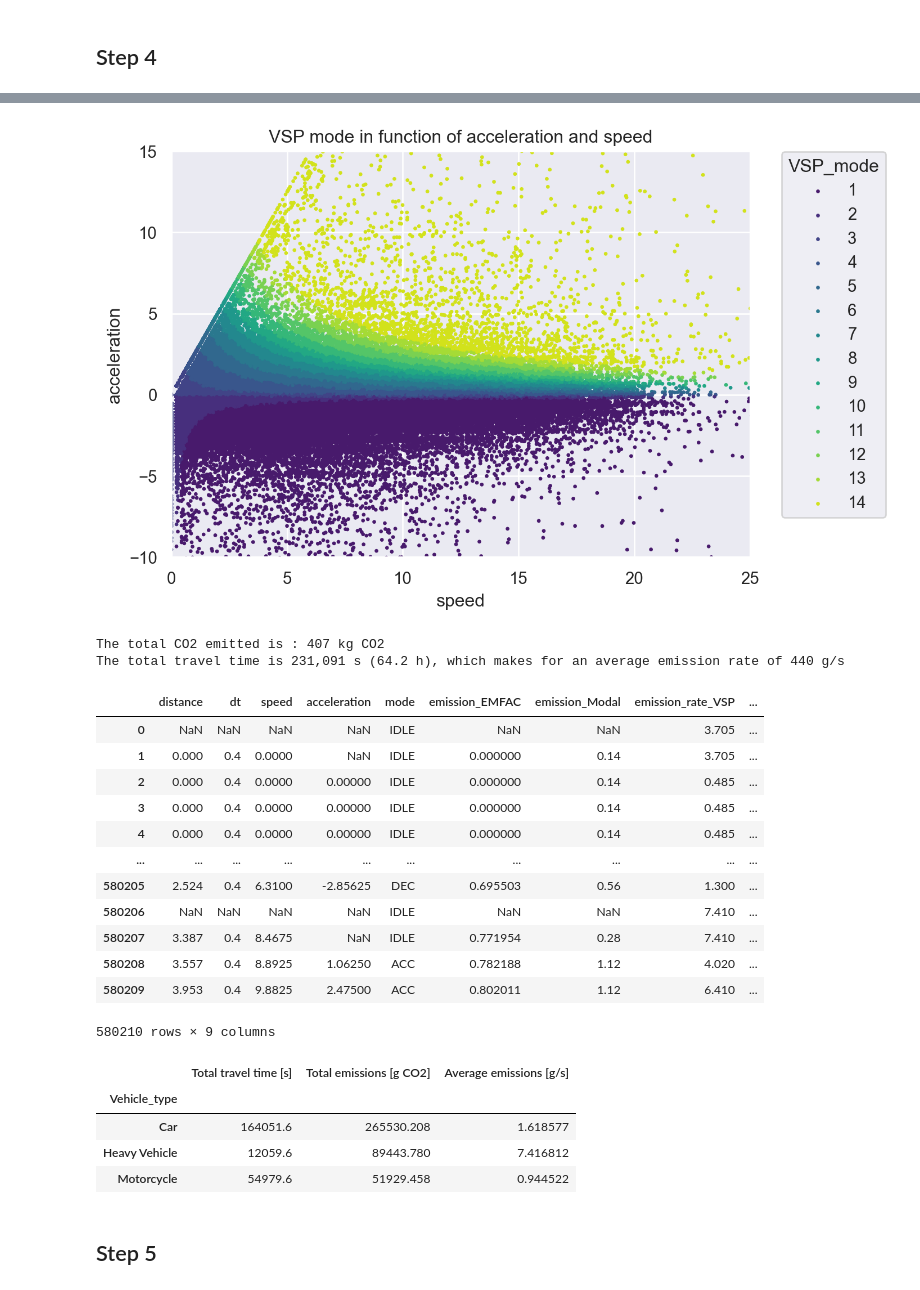
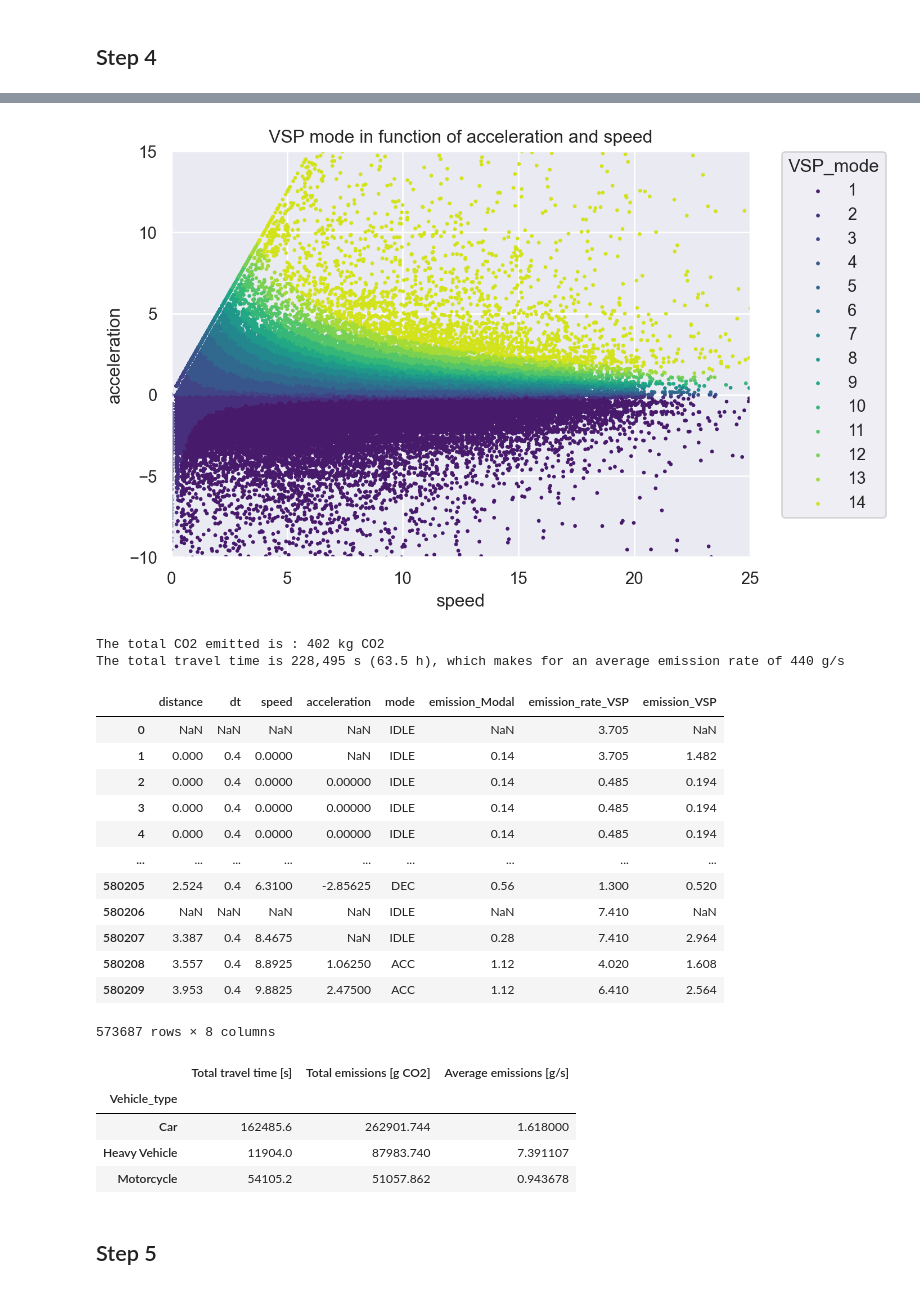
Before and after one commit to s221568/Trafic, a Jupyter notebook: Lab 2/JA.ipynb, the cells around one changed output, grey strips where cells are left out. Drawn from its saved outputs; the diff is of its cells as text; code cells hidden in the pictures.

```diff
--- a/Lab 2/JA.ipynb
+++ b/Lab 2/JA.ipynb
@@ -364,14 +364,13 @@ df_by_ID
 emission = lambda v : 0.55 * (891 - 22.1360 * v + 0.2346 * v**2 -0.0007 * v**3)  # noqa: E731
 kmh = lambda ms : 3.6 * ms  # noqa: E731
 
-df["emission_rate_EMFAC"] = df.speed.apply(lambda x: emission(kmh(x)))
-df.loc[df.emission_rate_EMFAC<=0] = np.NaN # do not count negative values (which happen for very high speeds)
-df["emission_EMFAC"] = (df.emission_rate_EMFAC * df.distance/1000)
-total_emission = df.emission_EMFAC.sum()
-total_travelled = df.distance.sum() / 1000
+df_by_ID["emission_rate_EMFAC"] = df_by_ID.average_speed.apply(lambda x: emission(kmh(x)))
+df_by_ID["emission_EMFAC"] = (df_by_ID.emission_rate_EMFAC * df_by_ID.total_distance/1000)
+total_emission = df_by_ID.emission_EMFAC.sum()
+total_travelled = df_by_ID.total_distance.sum() / 1000
 average_emission = total_emission / total_travelled
 
 print(f"The total CO2 emitted is : {total_emission / 1000:,.0f} kg CO2")
 print(f"The total distance travelled is {total_travelled:,.0f} km, which makes for an average emission rate of {average_emission:,.0f} g/km")
-display(df[["distance", "dt", "speed", "acceleration", "mode", "emission_rate_EMFAC", "emission_EMFAC"]])
+display(df_by_ID[["total_distance", "time_travelled", "average_speed", "emission_rate_EMFAC", "emission_EMFAC"]])
 # %% [output]
@@ -491,52 +491,52 @@ df[["speed", "acceleration","VSP", "VSP_mode"]]
     .plot()
 )
 # %% [output]
-[figure, old version]
+[figure, new version]
 # %%
 #Computing emissions
 
 df["emission_rate_VSP"] = df.VSP_mode.map({
     1:1.30,
     2:1.43,
     3:0.97,
     4:2.03,
     5:2.74,
     6:3.42,
     7:4.02,
     8:4.56,
     9:5.08,
     10:5.61,
     11:6.05,
     12:6.41,
     13:6.86,
     14:7.41
 }) * df.Vehicle_type.map({"Car": 1, "Motorcycle" : 0.5, "Heavy Vehicle":5})
 
 df["emission_VSP"] = df.emission_rate_VSP * df.dt
 
 
 total_emission = df.emission_VSP.sum()
 average_emission = total_emission / total_travelled
 
 print(f"The total CO2 emitted is : {total_emission / 1000:,.0f} kg CO2")
 print(f"The total travel time is {total_travel_time:,.0f} s ({total_travel_time/3600:.1f} h), which makes for an average emission rate of {average_emission:,.0f} g/s")
-display(df[["distance", "dt", "speed", "acceleration", "mode", "emission_EMFAC", "emission_Modal", "emission_rate_VSP", "emission_VSP"]])
+display(df[["distance", "dt", "speed", "acceleration", "mode", "emission_Modal", "emission_rate_VSP", "emission_VSP"]])
 # %% [output]
-The total CO2 emitted is : 407 kg CO2
-The total travel time is 231,091 s (64.2 h), which makes for an average emission rate of 440 g/s
+The total CO2 emitted is : 402 kg CO2
+The total travel time is 228,495 s (63.5 h), which makes for an average emission rate of 440 g/s
-|  | distance | dt | speed | acceleration | mode | emission_EMFAC | emission_Modal | emission_rate_VSP | ... |
-| 0 | NaN | NaN | NaN | NaN | IDLE | NaN | NaN | 3.705 | ... |
-| 1 | 0.000 | 0.4 | 0.0000 | NaN | IDLE | 0.000000 | 0.14 | 3.705 | ... |
-| 2 | 0.000 | 0.4 | 0.0000 | 0.00000 | IDLE | 0.000000 | 0.14 | 0.485 | ... |
-| 3 | 0.000 | 0.4 | 0.0000 | 0.00000 | IDLE | 0.000000 | 0.14 | 0.485 | ... |
-| 4 | 0.000 | 0.4 | 0.0000 | 0.00000 | IDLE | 0.000000 | 0.14 | 0.485 | ... |
-| ... | ... | ... | ... | ... | ... | ... | ... | ... | ... |
-| 580205 | 2.524 | 0.4 | 6.3100 | -2.85625 | DEC | 0.695503 | 0.56 | 1.300 | ... |
-| 580206 | NaN | NaN | NaN | NaN | IDLE | NaN | NaN | 7.410 | ... |
-| 580207 | 3.387 | 0.4 | 8.4675 | NaN | IDLE | 0.771954 | 0.28 | 7.410 | ... |
-| 580208 | 3.557 | 0.4 | 8.8925 | 1.06250 | ACC | 0.782188 | 1.12 | 4.020 | ... |
-| 580209 | 3.953 | 0.4 | 9.8825 | 2.47500 | ACC | 0.802011 | 1.12 | 6.410 | ... |
+|  | distance | dt | speed | acceleration | mode | emission_Modal | emission_rate_VSP | emission_VSP |
+| 0 | NaN | NaN | NaN | NaN | IDLE | NaN | 3.705 | NaN |
+| 1 | 0.000 | 0.4 | 0.0000 | NaN | IDLE | 0.14 | 3.705 | 1.482 |
+| 2 | 0.000 | 0.4 | 0.0000 | 0.00000 | IDLE | 0.14 | 0.485 | 0.194 |
+| 3 | 0.000 | 0.4 | 0.0000 | 0.00000 | IDLE | 0.14 | 0.485 | 0.194 |
+| 4 | 0.000 | 0.4 | 0.0000 | 0.00000 | IDLE | 0.14 | 0.485 | 0.194 |
+| ... | ... | ... | ... | ... | ... | ... | ... | ... |
+| 580205 | 2.524 | 0.4 | 6.3100 | -2.85625 | DEC | 0.56 | 1.300 | 0.520 |
+| 580206 | NaN | NaN | NaN | NaN | IDLE | NaN | 7.410 | NaN |
+| 580207 | 3.387 | 0.4 | 8.4675 | NaN | IDLE | 0.28 | 7.410 | 2.964 |
+| 580208 | 3.557 | 0.4 | 8.8925 | 1.06250 | ACC | 1.12 | 4.020 | 1.608 |
+| 580209 | 3.953 | 0.4 | 9.8825 | 2.47500 | ACC | 1.12 | 6.410 | 2.564 |
-580210 rows × 9 columns
+573687 rows × 8 columns
 # %%
 #Sanity check
 sanity_check = pd.DataFrame(df.groupby("Vehicle_type")["dt"].sum().rename("Total travel time [s]"))
@@ -547,9 +547,9 @@ display(sanity_check)
 # %% [output]
 |  | Total travel time [s] | Total emissions [g CO2] | Average emissions [g/s] |
 | Vehicle_type |  |  |  |
-| Car | 164051.6 | 265530.208 | 1.618577 |
-| Heavy Vehicle | 12059.6 | 89443.780 | 7.416812 |
-| Motorcycle | 54979.6 | 51929.458 | 0.944522 |
+| Car | 162485.6 | 262901.744 | 1.618000 |
+| Heavy Vehicle | 11904.0 | 87983.740 | 7.391107 |
+| Motorcycle | 54105.2 | 51057.862 | 0.943678 |
 # %% [markdown]
 ## Step 5
 # %%
```
Also changed, not shown: parts of 14 cells of this notebook, 7 other files.
